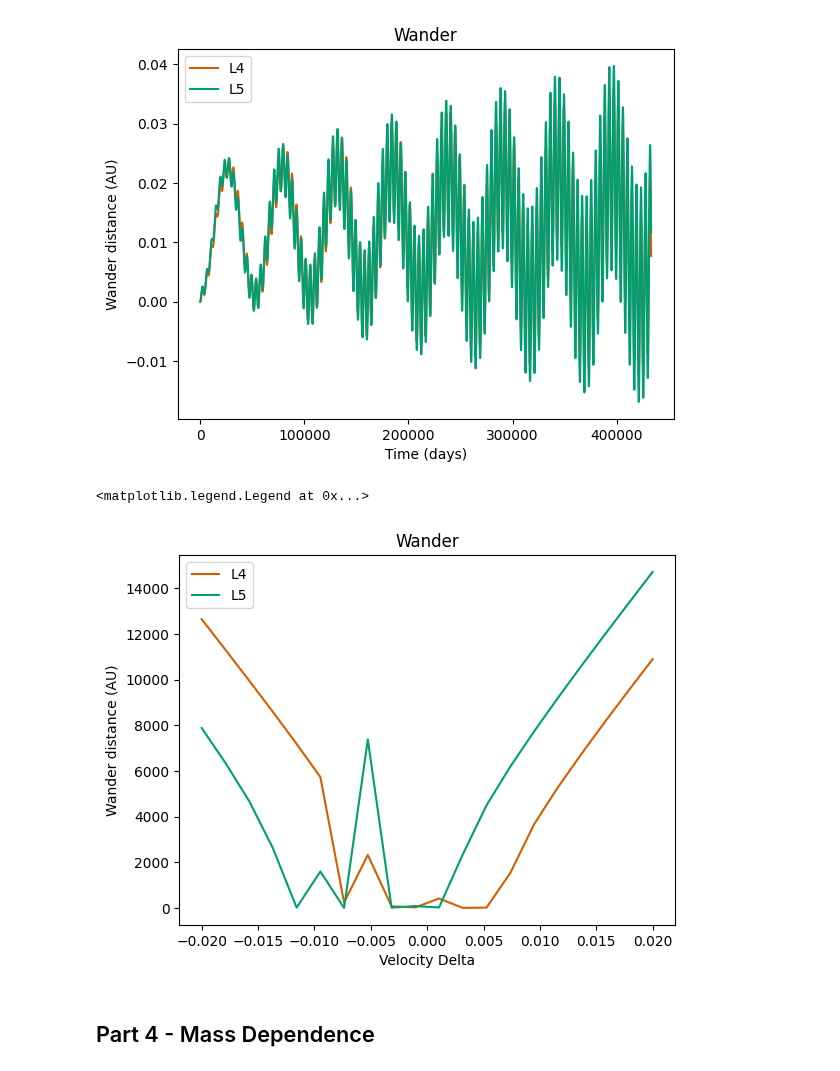
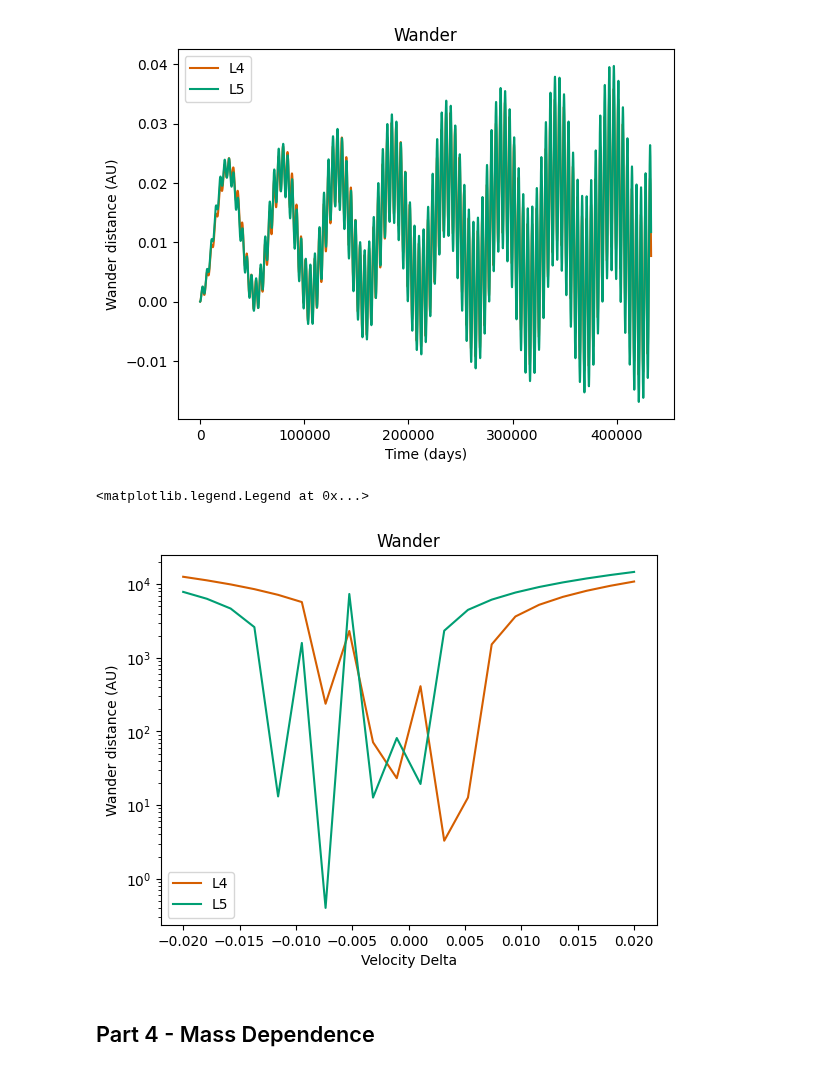
Before and after one commit to vibilanj/cmps, a Jupyter notebook: homework/Project1.ipynb, the cells around one changed output. Drawn from its saved outputs; the diff is of its cells as text; code cells hidden in the pictures.

Commit message:
project 1 improve graphs

```diff
--- a/homework/Project1.ipynb
+++ b/homework/Project1.ipynb
@@ -214,6 +215,6 @@ ax.legend()
 # %%
 radius_delta = 0
-angle_delta = np.linspace(-np.pi / 20, np.pi / 20, 20)
+angle_delta = np.linspace(-np.pi, np.pi, 50)
 
 max_wander_L4 = np.zeros_like(angle_delta)
 max_wander_L5 = np.zeros_like(angle_delta)
@@ -238,6 +239,7 @@ fig, ax = plt.subplots(1, 1)
 ax.plot(angle_delta, max_wander_L4, color = CF_vermillion, label = "L4")
 ax.plot(angle_delta, max_wander_L5, color = CF_green, label = "L5")
 ax.set(title = "Wander", xlabel = "Angle Delta", ylabel = "Wander distance (AU)")
+ax.set_yscale("log")
 ax.legend()
 # %% [output]
 <matplotlib.legend.Legend at 0x...>
@@ -270,28 +272,29 @@ ax.legend()
 # %%
 velocity_delta = np.linspace(-0.02, 0.02, 20)
 
 max_wander_L4 = np.zeros_like(velocity_delta)
 max_wander_L5 = np.zeros_like(velocity_delta)
 
 for i, vd in enumerate(velocity_delta):
     init_p3 = np.array([-radius_S, 0, 0, -velocity_S, # Sun
                     radius_J, 0, 0, velocity_J, # Jupiter
                     position_x_L4, position_y_L4, velocity_x_L4 + vd, velocity_y_L4 + vd, # Asteroid L4
                     position_x_L5, position_y_L5, velocity_x_L5 + vd, velocity_y_L5 + vd]) # Asteroid L4
 
     solution_p3 = integrate.solve_ivp(derivative, [t_min, t_max], init_p3, max_step = epsilon)
     wander_distance_L4, wander_distance_L5 = wander(solution_p3)
     max_wander_L4[i] = np.max(wander_distance_L4)
     max_wander_L5[i] = np.max(wander_distance_L5)
 
 fig, ax = plt.subplots(1, 1)
 ax.plot(velocity_delta, max_wander_L4, color = CF_vermillion, label = "L4")
 ax.plot(velocity_delta, max_wander_L5, color = CF_green, label = "L5")
 ax.set(title = "Wander", xlabel = "Velocity Delta", ylabel = "Wander distance (AU)")
+ax.set_yscale("log")
 ax.legend()
 # %% [output]
 <matplotlib.legend.Legend at 0x...>
-[figure, old version]
+[figure, new version]
 # %% [markdown]
 ## Part 4 - Mass Dependence
 # %% [markdown]
```
Also changed, not shown: parts of 5 cells of this notebook.
